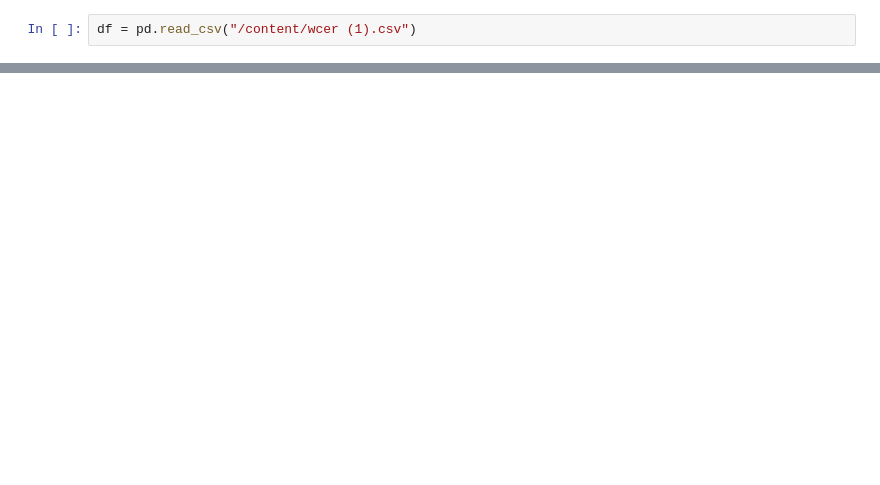
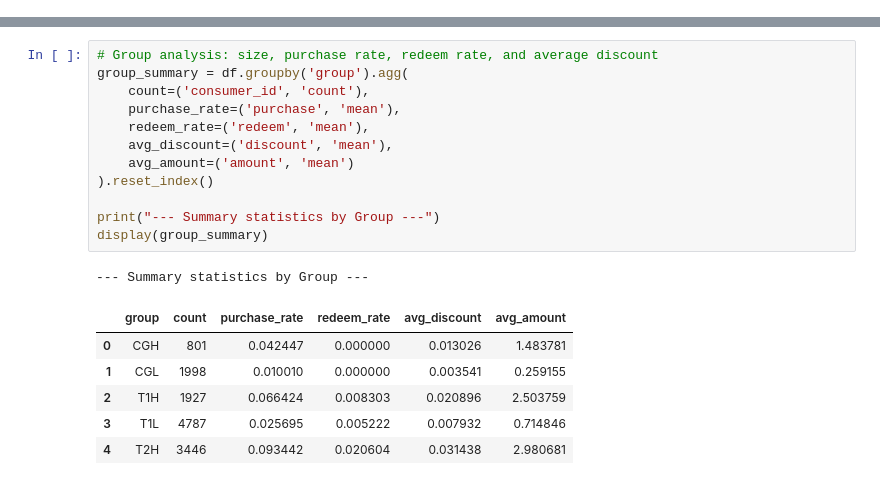
Before and after one commit to Ashokyadhav/Econocausal, a Jupyter notebook: Econocasual.ipynb, the cells around one changed output, grey strips where cells are left out. Cells and saved outputs as stored; diff of their text form; blank space fills up the shorter version.

```diff
--- a/Econocasual.ipynb
+++ b/Econocasual.ipynb
@@ -6,2 +2,0 @@ import numpy as np
-# %%
-df = pd.read_csv("/content/wcer (1).csv")
@@ -116,0 +68,20 @@ plt.show()
+# %%
+# Group analysis: size, purchase rate, redeem rate, and average discount
+group_summary = df.groupby('group').agg(
+    count=('consumer_id', 'count'),
+    purchase_rate=('purchase', 'mean'),
+    redeem_rate=('redeem', 'mean'),
+    avg_discount=('discount', 'mean'),
+    avg_amount=('amount', 'mean')
+).reset_index()
+
+print("--- Summary statistics by Group ---")
+display(group_summary)
+# %% [output]
+--- Summary statistics by Group ---
+|  | group | count | purchase_rate | redeem_rate | avg_discount | avg_amount |
+| 0 | CGH | 801 | 0.042447 | 0.000000 | 0.013026 | 1.483781 |
+| 1 | CGL | 1998 | 0.010010 | 0.000000 | 0.003541 | 0.259155 |
+| 2 | T1H | 1927 | 0.066424 | 0.008303 | 0.020896 | 2.503759 |
+| 3 | T1L | 4787 | 0.025695 | 0.005222 | 0.007932 | 0.714846 |
+| 4 | T2H | 3446 | 0.093442 | 0.020604 | 0.031438 | 2.980681 |
```
Also changed, not shown: parts of 33 cells of this notebook.
